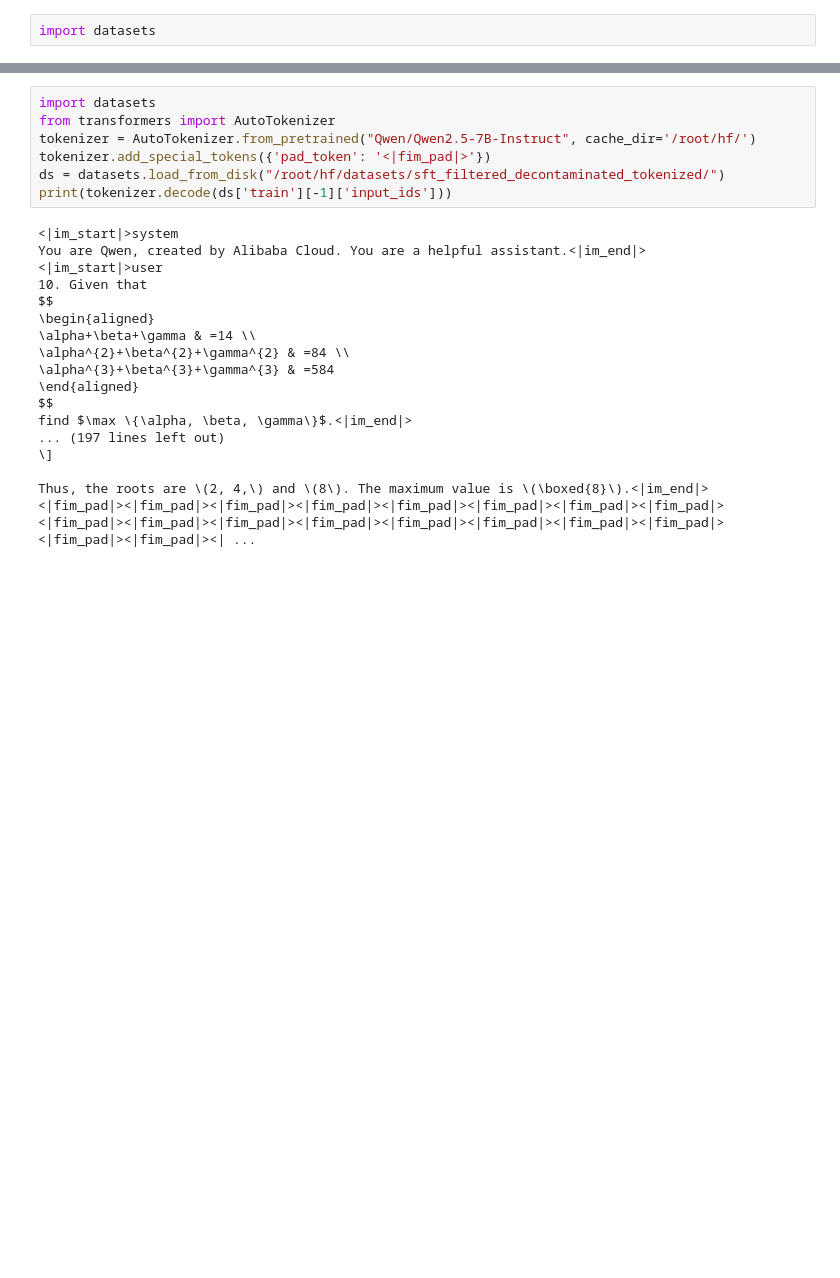
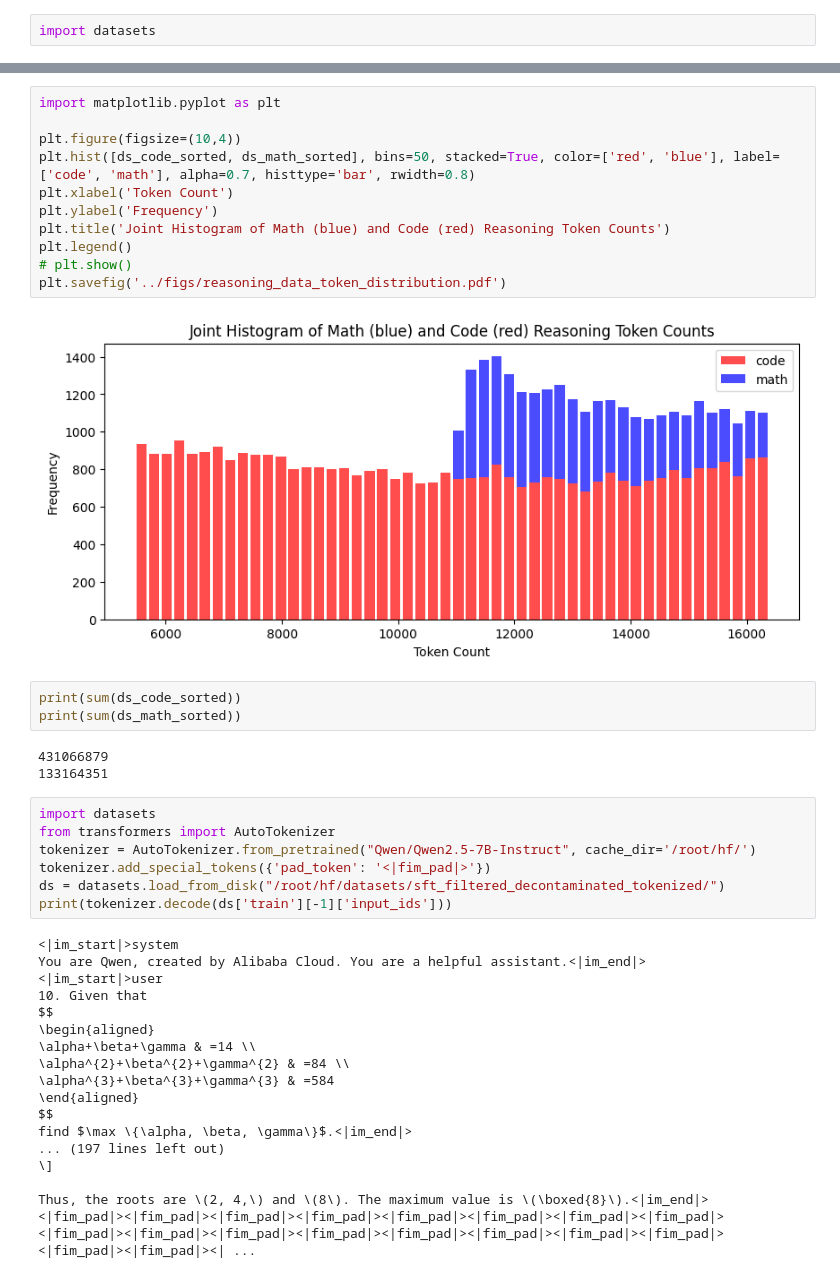
Before and after one commit to glitchinthematrix/codeforces_sft, a Jupyter notebook: notebooks/explore_reasoning_data.ipynb, the cells around one changed output, grey strips where cells are left out. Cells and saved outputs as stored; diff of their text form; blank space fills up the shorter version.

```diff
--- a/notebooks/explore_reasoning_data.ipynb
+++ b/notebooks/explore_reasoning_data.ipynb
@@ -35,3 +23,22 @@ In the fourth test case, you have sequence $$$[1, 2, 3, 4, 5, 6, 7, 8, 9, 10, 11
+# %%
+import matplotlib.pyplot as plt
+
+plt.figure(figsize=(10,4))
+plt.hist([ds_code_sorted, ds_math_sorted], bins=50, stacked=True, color=['red', 'blue'], label=['code', 'math'], alpha=0.7, histtype='bar', rwidth=0.8)
+plt.xlabel('Token Count')
+plt.ylabel('Frequency')
+plt.title('Joint Histogram of Math (blue) and Code (red) Reasoning Token Counts')
+plt.legend()
+# plt.show()
+plt.savefig('../figs/reasoning_data_token_distribution.pdf')
+# %% [output]
+[figure, added]
+# %%
+print(sum(ds_code_sorted))
+print(sum(ds_math_sorted))
+# %% [output]
+431066879
+133164351
 # %%
 import datasets
 from transformers import AutoTokenizer
```
Also changed, not shown: parts of 2 cells of this notebook, 4 other files.
